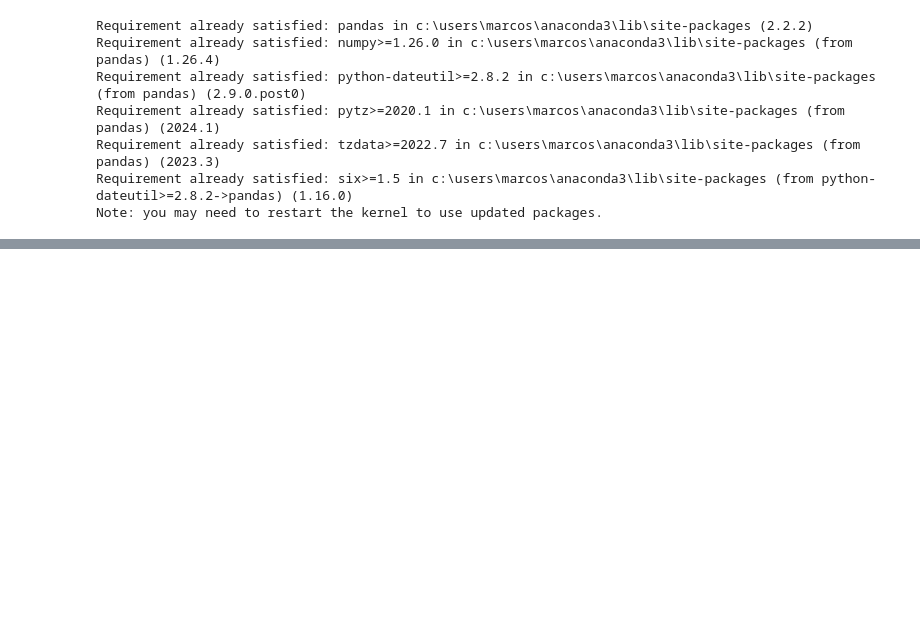
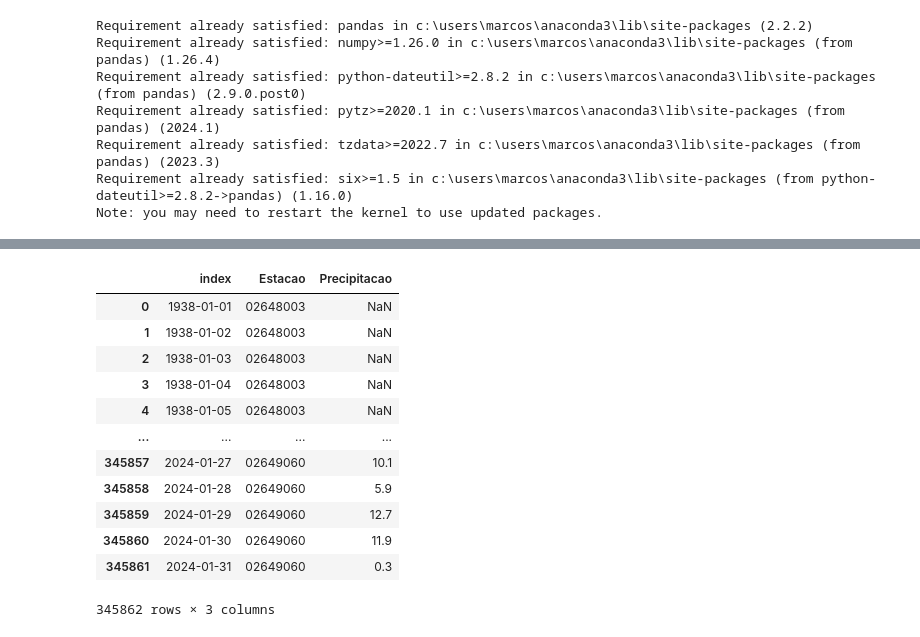
Before and after one commit to Akyzia/Precipitation_Sampling_Station, a Jupyter notebook: Arquivos/arquivo.ipynb, the cells around one changed output, grey strips where cells are left out. Saved outputs shown, nothing was run; the diff lists cells and outputs as text; code cells hidden in the pictures; blank space fills up the shorter version.

```diff
--- a/Arquivos/arquivo.ipynb
+++ b/Arquivos/arquivo.ipynb
@@ -130,0 +197,19 @@ lista_estacoes_city1.to_csv('dados_estacoes_pluviometricas.csv', index=False, en
+# %%
+#preparando a base de dados para realizar o gráfico
+data_stations_melt = pd.melt(data_stations_index, id_vars='index',
+                            value_vars=codigo_estacao, var_name="Estacao", value_name="Precipitacao")
+data_stations_melt
+# %% [output]
+|  | index | Estacao | Precipitacao |
+| 0 | 1938-01-01 | 02648003 | NaN |
+| 1 | 1938-01-02 | 02648003 | NaN |
+| 2 | 1938-01-03 | 02648003 | NaN |
+| 3 | 1938-01-04 | 02648003 | NaN |
+| 4 | 1938-01-05 | 02648003 | NaN |
+| ... | ... | ... | ... |
+| 345857 | 2024-01-27 | 02649060 | 10.1 |
+| 345858 | 2024-01-28 | 02649060 | 5.9 |
+| 345859 | 2024-01-29 | 02649060 | 12.7 |
+| 345860 | 2024-01-30 | 02649060 | 11.9 |
+| 345861 | 2024-01-31 | 02649060 | 0.3 |
+345862 rows × 3 columns
```
Also changed, not shown: parts of 17 cells of this notebook, 4 other files.
